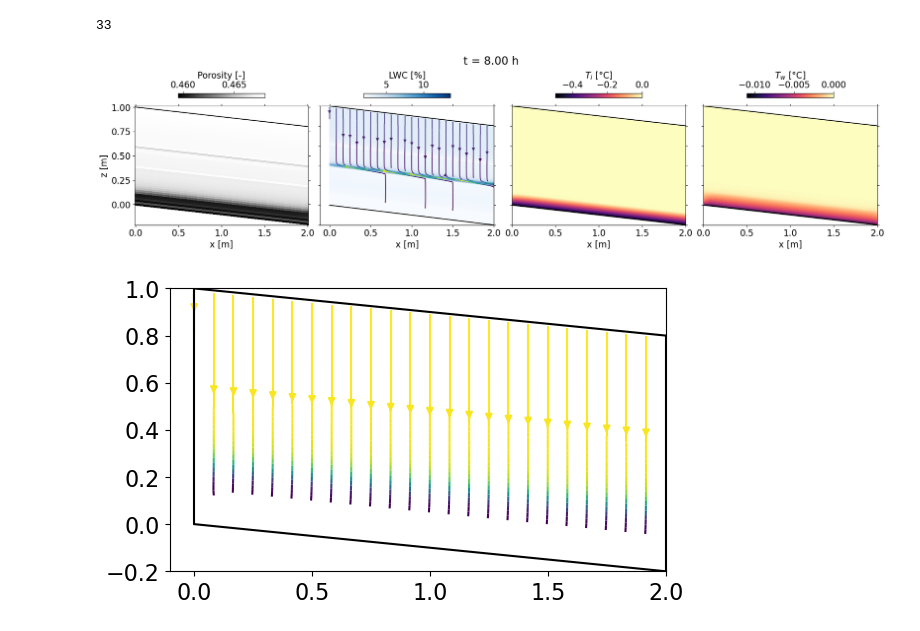
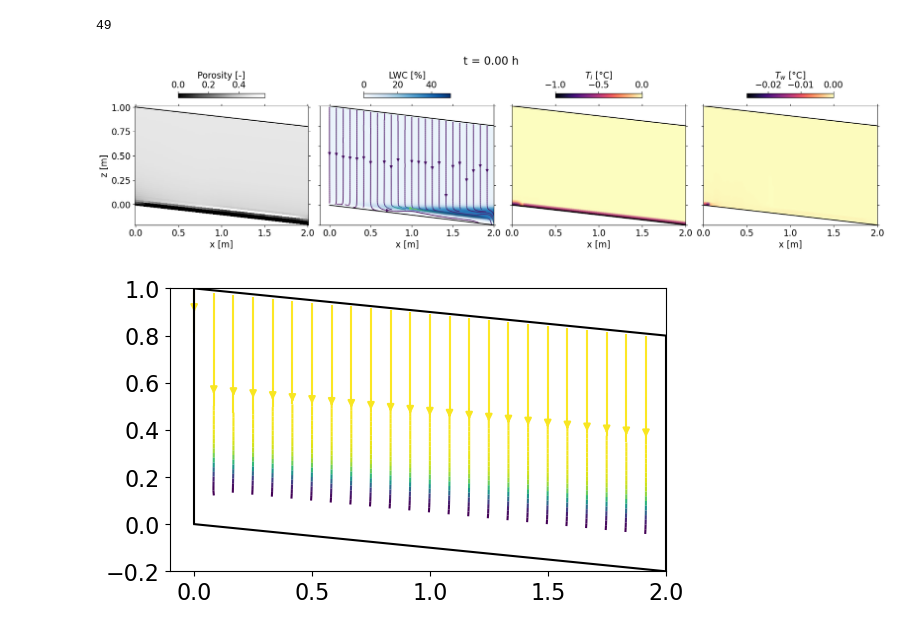
Before and after one commit to lannika-ut/Masterarbeit, a Jupyter notebook: view_solutions_nonisothermal.ipynb, the cells around one changed output. Saved outputs shown, nothing was run; the diff lists cells and outputs as text; code cells hidden in the pictures.

```diff
--- a/view_solutions_nonisothermal.ipynb
+++ b/view_solutions_nonisothermal.ipynb
@@ -11,7 +11,7 @@ import ufl
 from basix.ufl import element
 from scipy.interpolate import griddata
 # %%
-filename = "./solutions/Test20_Annika_8h.pkl"
+filename = "./solutions/Test14_Annika_wetter_24+24h.pkl"
 with open(filename, "rb") as f:
     data_Annika = pickle.load(f)
 
@@ -70,9 +70,9 @@ if layered:
 # %%
 len(data_Annika["times"])
 # %% [output]
-33
+49
 # %%
-t_obs = 32
+t_obs = 0
 time = data_Annika["times"][t_obs]
 hw.x.array[:] = data_Annika["h_w"][t_obs]
 phi.x.array[:] = data_Annika["phi"][t_obs]
@@ -139,35 +139,36 @@ cbar2.set_label("LWC [%]")
 ax[1].tick_params(tick2On=True)
 ax[1].set_yticklabels("")
 ax[1].set_xlabel("x [m]")
 
 
 pmsh3 = ax[2].pcolormesh(x_plot, z_plot, Ti,
                          cmap="magma", shading="gouraud")
 ax[2].plot(x, top, color="black")
 ax[2].plot(x, bottom, color="black")
 cbar3 = fig.colorbar(pmsh3, ax=ax[2], shrink=0.5, location="top")
 cbar3.set_label(r"$T_i$ [°C]")
 ax[2].tick_params(tick2On=True)
 ax[2].set_yticklabels("")
 ax[2].set_xlabel("x [m]")
 
 
 pmsh4 = ax[3].pcolormesh(x_plot, z_plot, Tw,
-                         cmap="magma", shading="gouraud")
+                         cmap="magma", shading="gouraud",
+                         vmin=np.min(Tw),vmax=np.max(Tw))
 ax[3].plot(x, top, color="black")
 ax[3].plot(x, bottom, color="black")
 plt.xticks(fontsize=16)
 cbar4 = fig.colorbar(pmsh4, ax=ax[3], shrink=0.5, location="top")
 cbar4.set_label(r"$T_w$ [°C]")
 ax[3].tick_params(tick2On=True)
 ax[3].set_yticklabels("")
 ax[3].set_xlabel("x [m]")
 
 
 fig.suptitle(f"t = {time/3600:.2f} h", fontsize=20)
 plt.show()
 # %% [output]
-[figure, old version]
+[figure, new version]
 # %%
 # Calculate specific discharge
 Vq = functionspace(domain, element("DG", domain.basix_cell(), 0, shape=(2,)))
```
Also changed, not shown: 5 other files.
